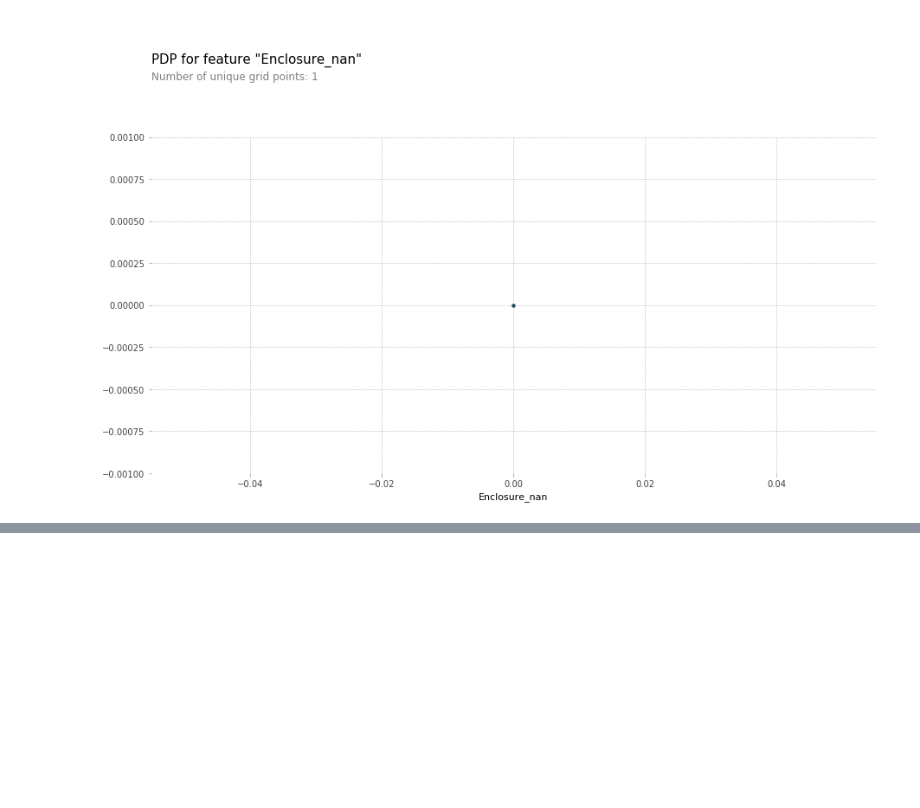
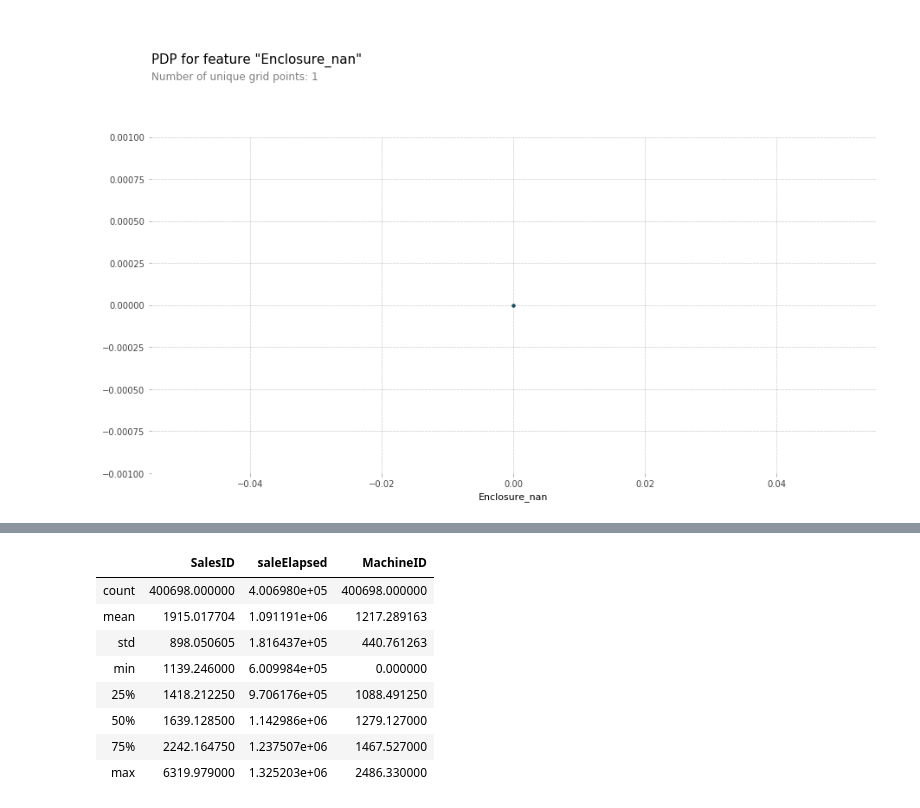
Before and after one commit to Lalit-Yadav-E1483/ML-Practice, a Jupyter notebook: Blue Book/blue_book.ipynb, the cells around one changed output, grey strips where cells are left out. Saved outputs shown, nothing was run; the diff lists cells and outputs as text; code cells hidden in the pictures; blank space fills up the shorter version.

```diff
--- a/Blue Book/blue_book.ipynb
+++ b/Blue Book/blue_book.ipynb
@@ -754,0 +808,14 @@ plot_fi(rf_feature_imp(m, df_keep));
+# %%
+feats=['SalesID', 'saleElapsed', 'MachineID']
+# %%
+(X_train[feats]/1000).describe()
+# %% [output]
+|  | SalesID | saleElapsed | MachineID |
+| count | 400698.000000 | 4.006980e+05 | 400698.000000 |
+| mean | 1915.017704 | 1.091191e+06 | 1217.289163 |
+| std | 898.050605 | 1.816437e+05 | 440.761263 |
+| min | 1139.246000 | 6.009984e+05 | 0.000000 |
+| 25% | 1418.212250 | 9.706176e+05 | 1088.491250 |
+| 50% | 1639.128500 | 1.142986e+06 | 1279.127000 |
+| 75% | 2242.164750 | 1.237507e+06 | 1467.527000 |
+| max | 6319.979000 | 1.325203e+06 | 2486.330000 |
```
Also changed, not shown: parts of 73 cells of this notebook.
